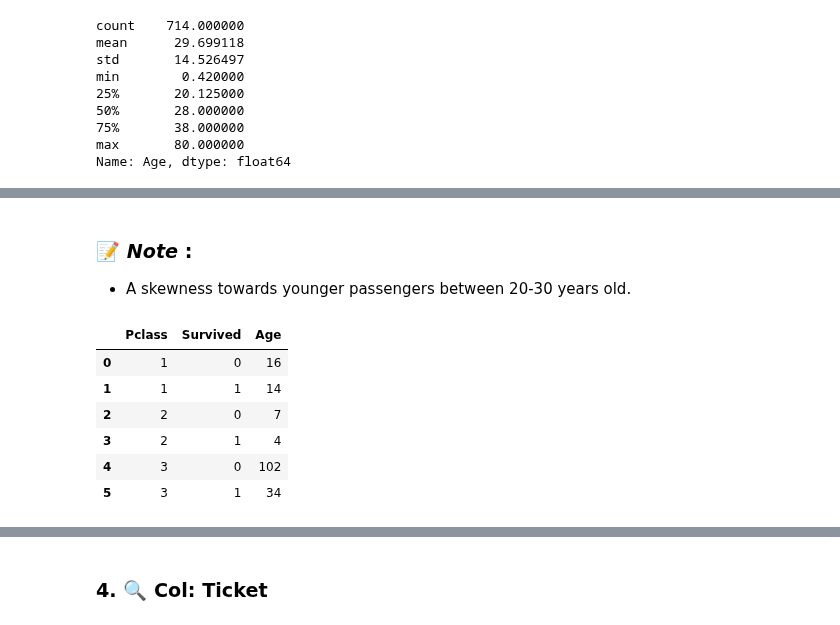
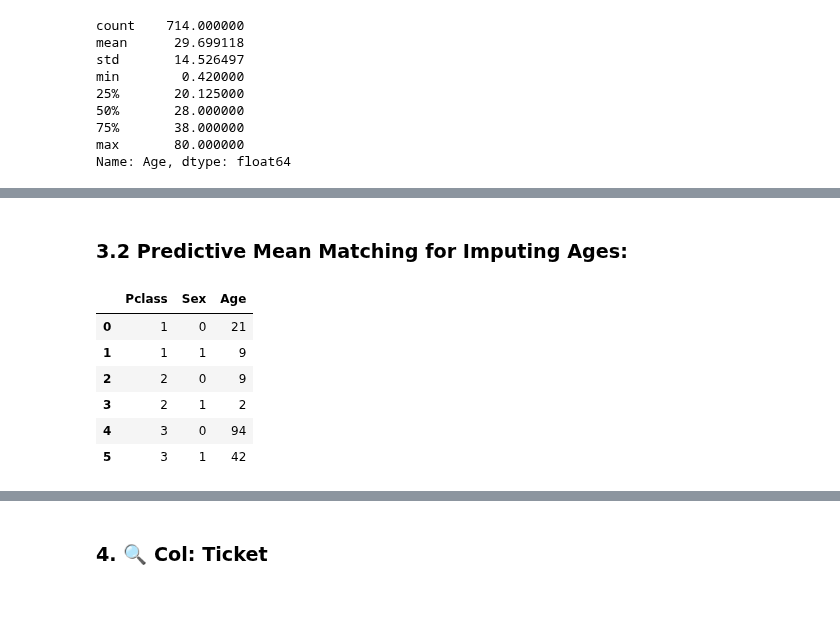
Before and after one commit to yigaai/StoryTelling_with_Data_myTelescope, a Jupyter notebook: titanic-survival-prediction.ipynb, the cells around one changed output, grey strips where cells are left out. Drawn from its saved outputs; the diff is of its cells as text; code cells hidden in the pictures.

```diff
--- a/titanic-survival-prediction.ipynb
+++ b/titanic-survival-prediction.ipynb
@@ -215,18 +281,16 @@ plt.show()
-# %% [markdown]
-### 📝 ***Note*** :
-
-*  A skewness towards younger passengers between 20-30 years old.
+# %% [markdown]
+### **3.2 Predictive Mean Matching for Imputing Ages:**
 # %%
 # Figure out the missing pattern of age:
 
-missing_age = df.groupby(['Pclass', 'Survived'], as_index=False)['Age'].apply(lambda x: x.isnull().sum())
+missing_age = df.groupby(['Pclass','Sex'], as_index=False)['Age'].apply(lambda x: x.isnull().sum())
 
 missing_age
 # %% [output]
-|  | Pclass | Survived | Age |
-| 0 | 1 | 0 | 16 |
-| 1 | 1 | 1 | 14 |
-| 2 | 2 | 0 | 7 |
-| 3 | 2 | 1 | 4 |
-| 4 | 3 | 0 | 102 |
-| 5 | 3 | 1 | 34 |
+|  | Pclass | Sex | Age |
+| 0 | 1 | 0 | 21 |
+| 1 | 1 | 1 | 9 |
+| 2 | 2 | 0 | 9 |
+| 3 | 2 | 1 | 2 |
+| 4 | 3 | 0 | 94 |
+| 5 | 3 | 1 | 42 |
```
Also changed, not shown: parts of 95 cells of this notebook.
